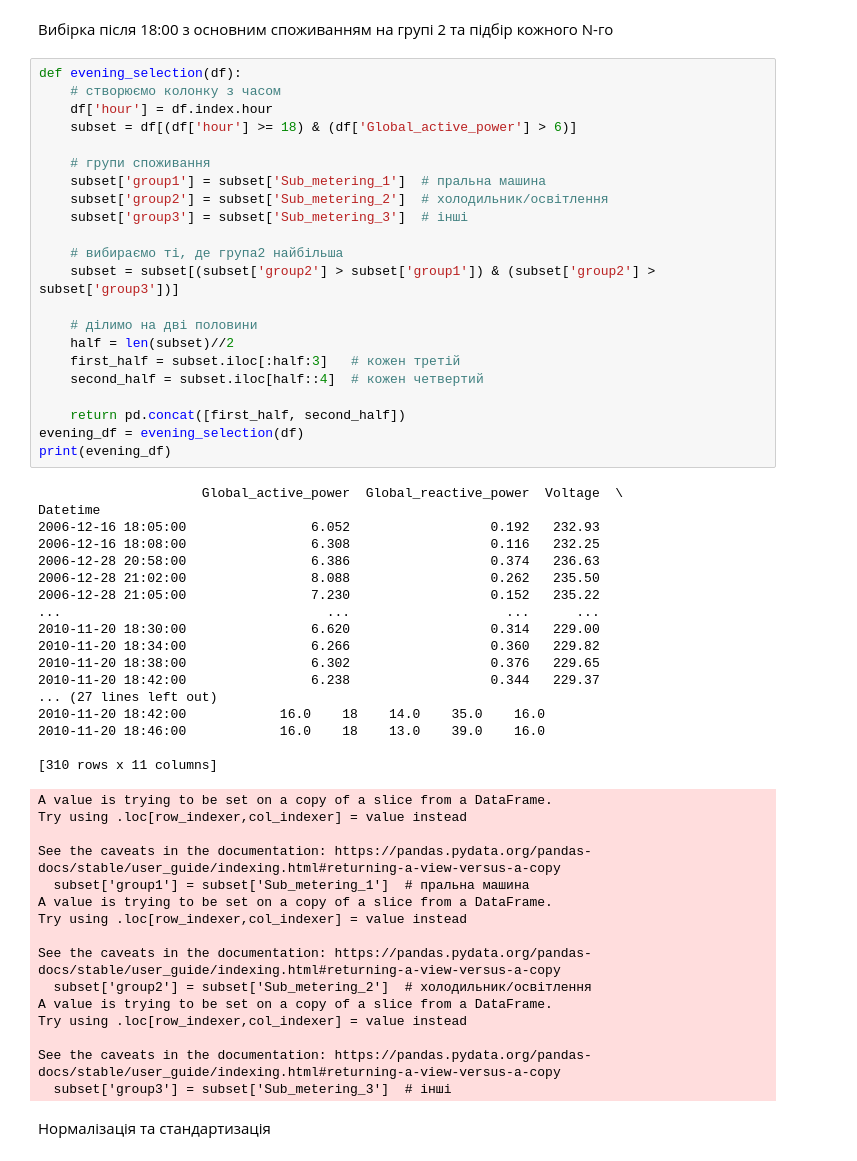
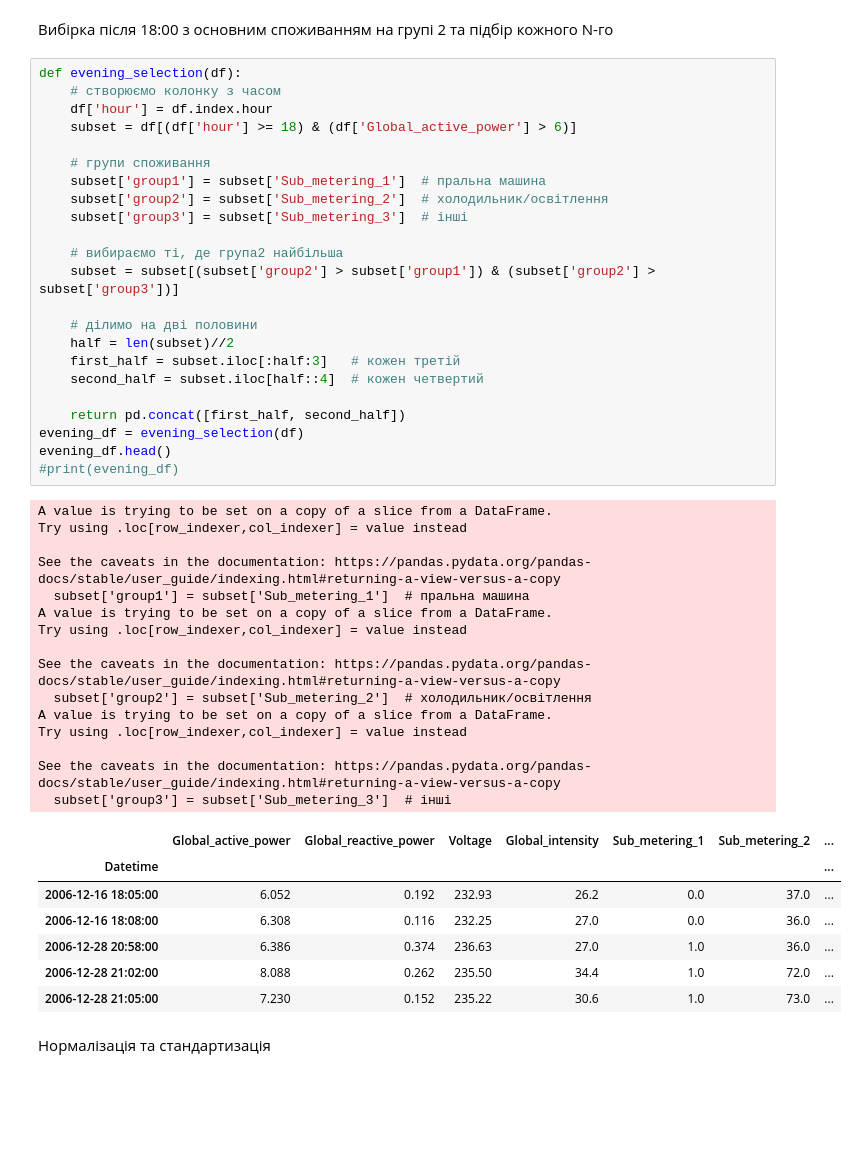
Before and after one commit to ivanmoroz070707/Special-Programming-Sections.-Lab-Work, a Jupyter notebook: Lab_1/lab1_pert_2.ipynb, the cells around one changed output. Saved outputs shown, nothing was run; the diff lists cells and outputs as text; blank space fills up the shorter version.

```diff
--- a/Lab_1/lab1_pert_2.ipynb
+++ b/Lab_1/lab1_pert_2.ipynb
@@ -196,58 +186,49 @@ dtype: float64
 # %%
 def evening_selection(df):
     # створюємо колонку з часом
     df['hour'] = df.index.hour
     subset = df[(df['hour'] >= 18) & (df['Global_active_power'] > 6)]
 
     # групи споживання
     subset['group1'] = subset['Sub_metering_1']  # пральна машина
     subset['group2'] = subset['Sub_metering_2']  # холодильник/освітлення
     subset['group3'] = subset['Sub_metering_3']  # інші
 
     # вибираємо ті, де група2 найбільша
     subset = subset[(subset['group2'] > subset['group1']) & (subset['group2'] > subset['group3'])]
 
     # ділимо на дві половини
     half = len(subset)//2
     first_half = subset.iloc[:half:3]   # кожен третій
     second_half = subset.iloc[half::4]  # кожен четвертий
 
     return pd.concat([first_half, second_half])
 evening_df = evening_selection(df)
-print(evening_df)
+evening_df.head()
+#print(evening_df)
 # %% [output]
-                     Global_active_power  Global_reactive_power  Voltage  \
-Datetime
-2006-12-16 18:05:00                6.052                  0.192   232.93
-2006-12-16 18:08:00                6.308                  0.116   232.25
-2006-12-28 20:58:00                6.386                  0.374   236.63
-2006-12-28 21:02:00                8.088                  0.262   235.50
-2006-12-28 21:05:00                7.230                  0.152   235.22
-...                                  ...                    ...      ...
-2010-11-20 18:30:00                6.620                  0.314   229.00
-2010-11-20 18:34:00                6.266                  0.360   229.82
-2010-11-20 18:38:00                6.302                  0.376   229.65
-2010-11-20 18:42:00                6.238                  0.344   229.37
-... (27 lines left out)
-2010-11-20 18:42:00            16.0    18    14.0    35.0    16.0
-2010-11-20 18:46:00            16.0    18    13.0    39.0    16.0
+A value is trying to be set on a copy of a slice from a DataFrame.
+Try using .loc[row_indexer,col_indexer] = value instead
 
-[310 rows x 11 columns]
+See the caveats in the documentation: https://pandas.pydata.org/pandas-docs/stable/user_guide/indexing.html#returning-a-view-versus-a-copy
+  subset['group1'] = subset['Sub_metering_1']  # пральна машина
+A value is trying to be set on a copy of a slice from a DataFrame.
+Try using .loc[row_indexer,col_indexer] = value instead
+
+See the caveats in the documentation: https://pandas.pydata.org/pandas-docs/stable/user_guide/indexing.html#returning-a-view-versus-a-copy
+  subset['group2'] = subset['Sub_metering_2']  # холодильник/освітлення
+A value is trying to be set on a copy of a slice from a DataFrame.
+Try using .loc[row_indexer,col_indexer] = value instead
+
+See the caveats in the documentation: https://pandas.pydata.org/pandas-docs/stable/user_guide/indexing.html#returning-a-view-versus-a-copy
+  subset['group3'] = subset['Sub_metering_3']  # інші
-A value is trying to be set on a copy of a slice from a DataFrame.
-Try using .loc[row_indexer,col_indexer] = value instead
-
-See the caveats in the documentation: https://pandas.pydata.org/pandas-docs/stable/user_guide/indexing.html#returning-a-view-versus-a-copy
-  subset['group1'] = subset['Sub_metering_1']  # пральна машина
-A value is trying to be set on a copy of a slice from a DataFrame.
-Try using .loc[row_indexer,col_indexer] = value instead
-
-See the caveats in the documentation: https://pandas.pydata.org/pandas-docs/stable/user_guide/indexing.html#returning-a-view-versus-a-copy
-  subset['group2'] = subset['Sub_metering_2']  # холодильник/освітлення
-A value is trying to be set on a copy of a slice from a DataFrame.
-Try using .loc[row_indexer,col_indexer] = value instead
-
-See the caveats in the documentation: https://pandas.pydata.org/pandas-docs/stable/user_guide/indexing.html#returning-a-view-versus-a-copy
-  subset['group3'] = subset['Sub_metering_3']  # інші
+|  | Global_active_power | Global_reactive_power | Voltage | Global_intensity | Sub_metering_1 | Sub_metering_2 | ... |
+| Datetime |  |  |  |  |  |  | ... |
+| 2006-12-16 18:05:00 | 6.052 | 0.192 | 232.93 | 26.2 | 0.0 | 37.0 | ... |
+| 2006-12-16 18:08:00 | 6.308 | 0.116 | 232.25 | 27.0 | 0.0 | 36.0 | ... |
+| 2006-12-28 20:58:00 | 6.386 | 0.374 | 236.63 | 27.0 | 1.0 | 36.0 | ... |
+| 2006-12-28 21:02:00 | 8.088 | 0.262 | 235.50 | 34.4 | 1.0 | 72.0 | ... |
+| 2006-12-28 21:05:00 | 7.230 | 0.152 | 235.22 | 30.6 | 1.0 | 73.0 | ... |
 # %% [markdown]
 Нормалізація та стандартизація
 # %%
```
Also changed, not shown: parts of 5 cells of this notebook.
